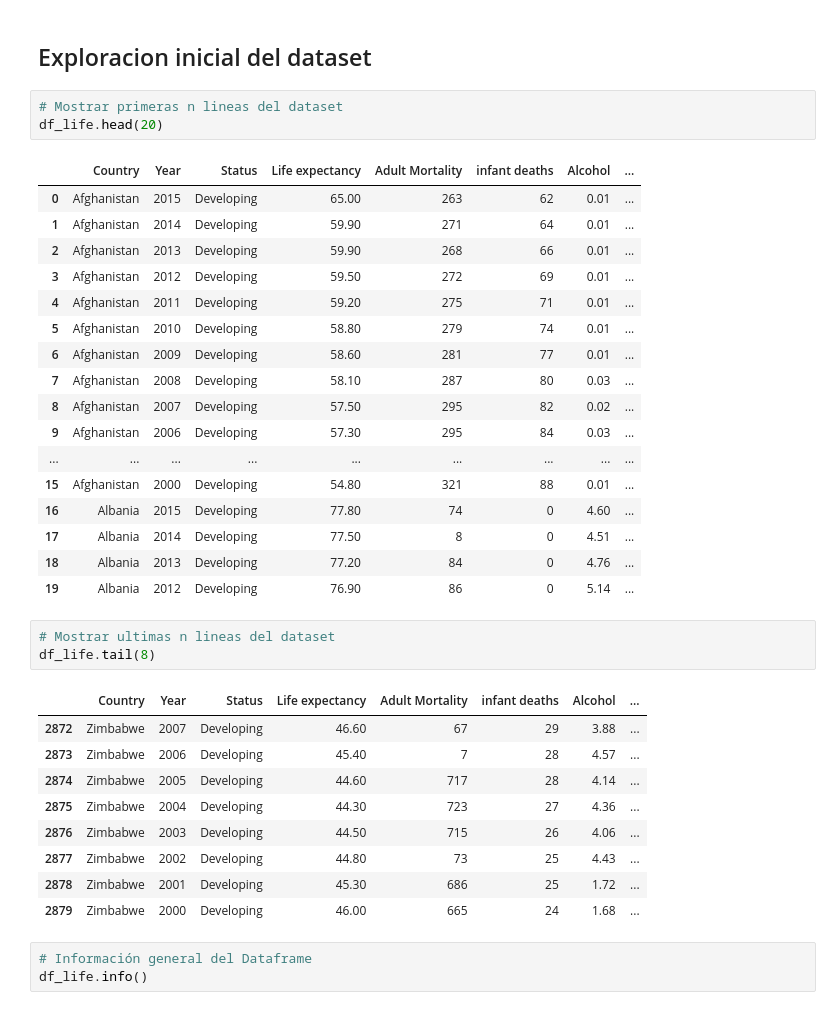
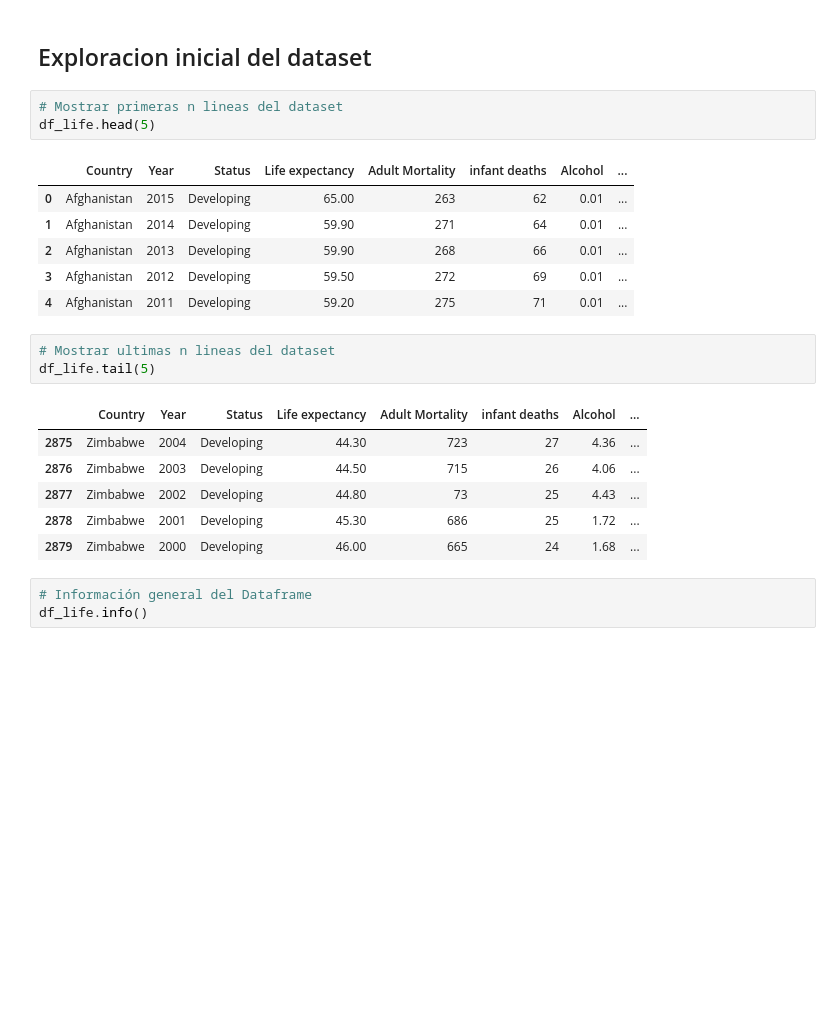
Before and after one commit to polaya813/polaya813, a Jupyter notebook: Copia_de_ENTREGABLE_5.ipynb, the cells around one changed output. Drawn from its saved outputs; the diff is of its cells as text; blank space fills up the shorter version.

```diff
--- a/Copia_de_ENTREGABLE_5.ipynb
+++ b/Copia_de_ENTREGABLE_5.ipynb
@@ -30,33 +30,19 @@ df_life = pd.read_csv(dataset_url)
 ## Exploracion inicial del dataset
 # %%
 # Mostrar primeras n lineas del dataset
-df_life.head(20)
+df_life.head(5)
 # %% [output]
 |  | Country | Year | Status | Life expectancy | Adult Mortality | infant deaths | Alcohol | ... |
 | 0 | Afghanistan | 2015 | Developing | 65.00 | 263 | 62 | 0.01 | ... |
 | 1 | Afghanistan | 2014 | Developing | 59.90 | 271 | 64 | 0.01 | ... |
 | 2 | Afghanistan | 2013 | Developing | 59.90 | 268 | 66 | 0.01 | ... |
 | 3 | Afghanistan | 2012 | Developing | 59.50 | 272 | 69 | 0.01 | ... |
 | 4 | Afghanistan | 2011 | Developing | 59.20 | 275 | 71 | 0.01 | ... |
-| 5 | Afghanistan | 2010 | Developing | 58.80 | 279 | 74 | 0.01 | ... |
-| 6 | Afghanistan | 2009 | Developing | 58.60 | 281 | 77 | 0.01 | ... |
-| 7 | Afghanistan | 2008 | Developing | 58.10 | 287 | 80 | 0.03 | ... |
-| 8 | Afghanistan | 2007 | Developing | 57.50 | 295 | 82 | 0.02 | ... |
-| 9 | Afghanistan | 2006 | Developing | 57.30 | 295 | 84 | 0.03 | ... |
-| ... | ... | ... | ... | ... | ... | ... | ... | ... |
-| 15 | Afghanistan | 2000 | Developing | 54.80 | 321 | 88 | 0.01 | ... |
-| 16 | Albania | 2015 | Developing | 77.80 | 74 | 0 | 4.60 | ... |
-| 17 | Albania | 2014 | Developing | 77.50 | 8 | 0 | 4.51 | ... |
-| 18 | Albania | 2013 | Developing | 77.20 | 84 | 0 | 4.76 | ... |
-| 19 | Albania | 2012 | Developing | 76.90 | 86 | 0 | 5.14 | ... |
 # %%
 # Mostrar ultimas n lineas del dataset
-df_life.tail(8)
+df_life.tail(5)
 # %% [output]
 |  | Country | Year | Status | Life expectancy | Adult Mortality | infant deaths | Alcohol | ... |
-| 2872 | Zimbabwe | 2007 | Developing | 46.60 | 67 | 29 | 3.88 | ... |
-| 2873 | Zimbabwe | 2006 | Developing | 45.40 | 7 | 28 | 4.57 | ... |
-| 2874 | Zimbabwe | 2005 | Developing | 44.60 | 717 | 28 | 4.14 | ... |
 | 2875 | Zimbabwe | 2004 | Developing | 44.30 | 723 | 27 | 4.36 | ... |
 | 2876 | Zimbabwe | 2003 | Developing | 44.50 | 715 | 26 | 4.06 | ... |
 | 2877 | Zimbabwe | 2002 | Developing | 44.80 | 73 | 25 | 4.43 | ... |
```
Also changed, not shown: parts of 3 cells of this notebook.
